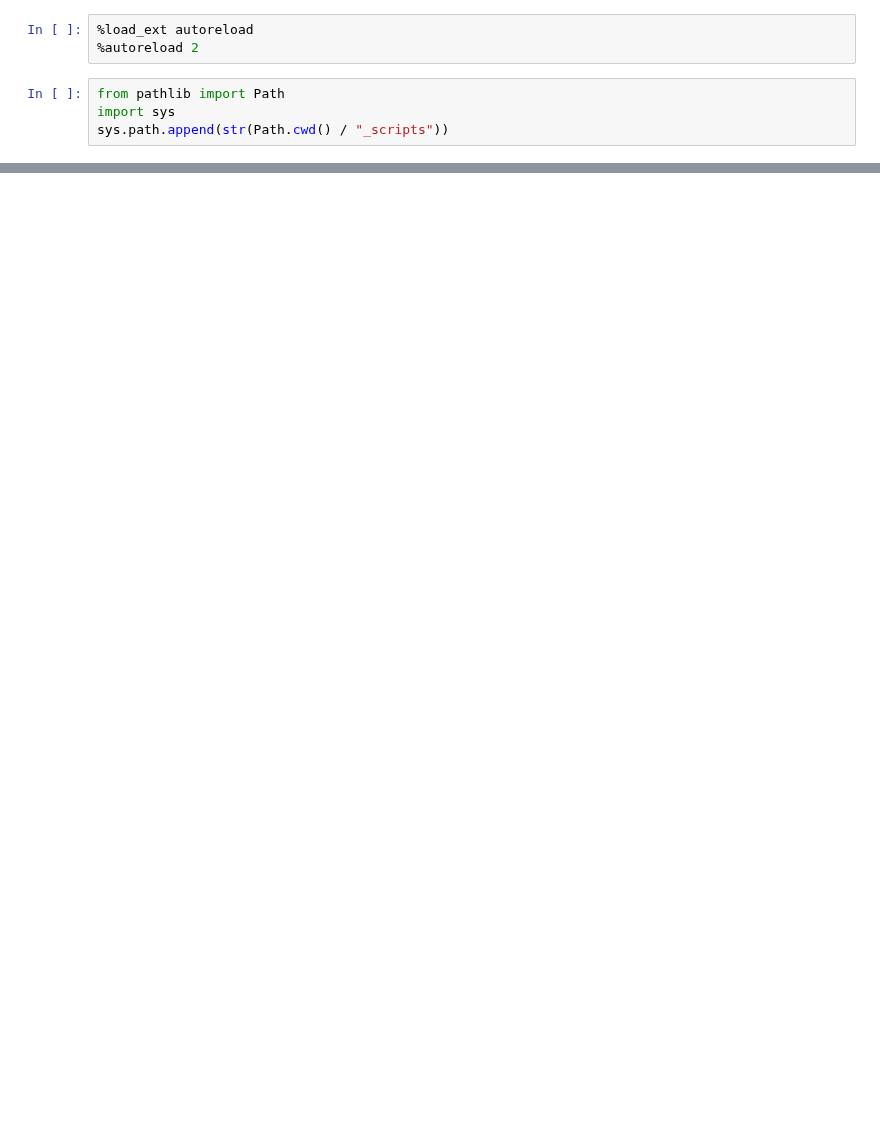
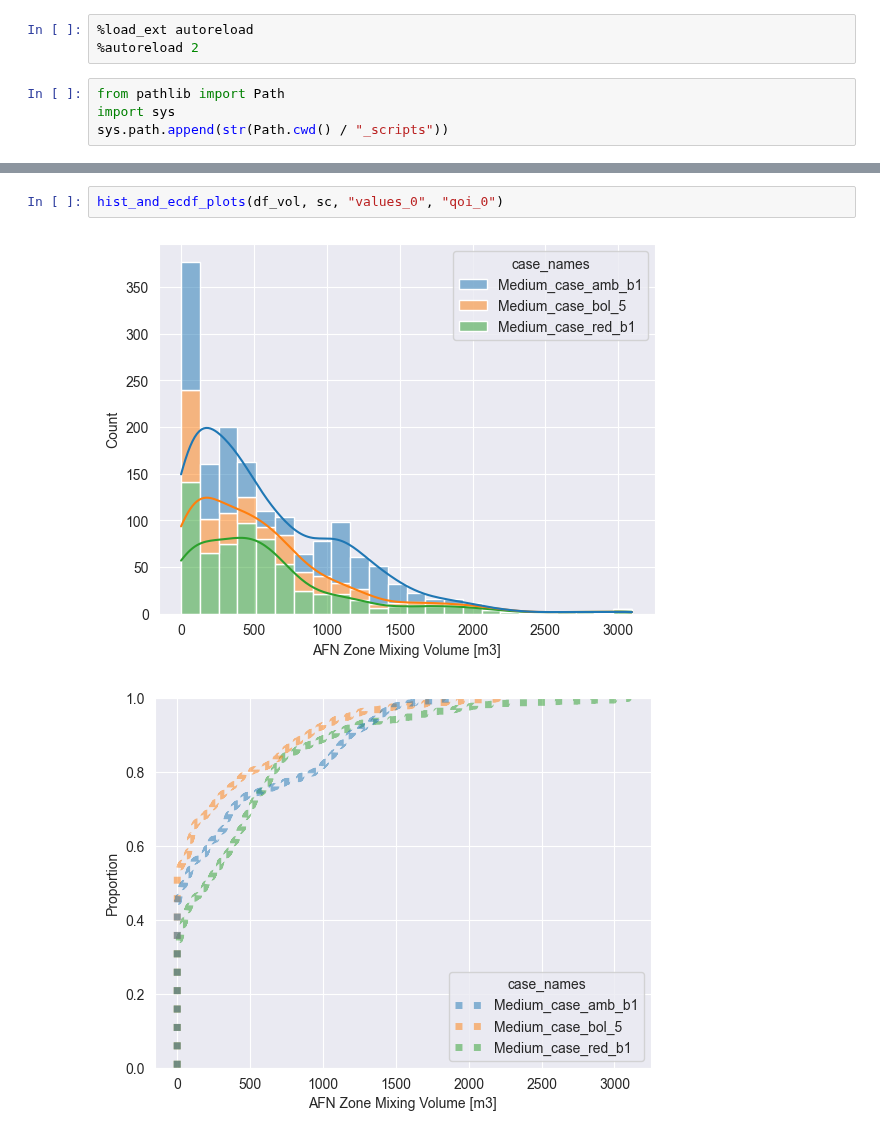
Before and after one commit to juliet29/plan2EPlus, a Jupyter notebook: _notebooks/results/t01_volume.ipynb, the cells around one changed output, grey strips where cells are left out. Cells and saved outputs as stored; diff of their text form; blank space fills up the shorter version.

```diff
--- a/_notebooks/results/t01_volume.ipynb
+++ b/_notebooks/results/t01_volume.ipynb
@@ -110,0 +50,5 @@ shape: (3, 3)
+# %%
+hist_and_ecdf_plots(df_vol, sc, "values_0", "qoi_0")
+# %% [output]
+[figure, added]
+[figure, added]
```
Also changed, not shown: parts of 16 cells of this notebook, 12 other files.
